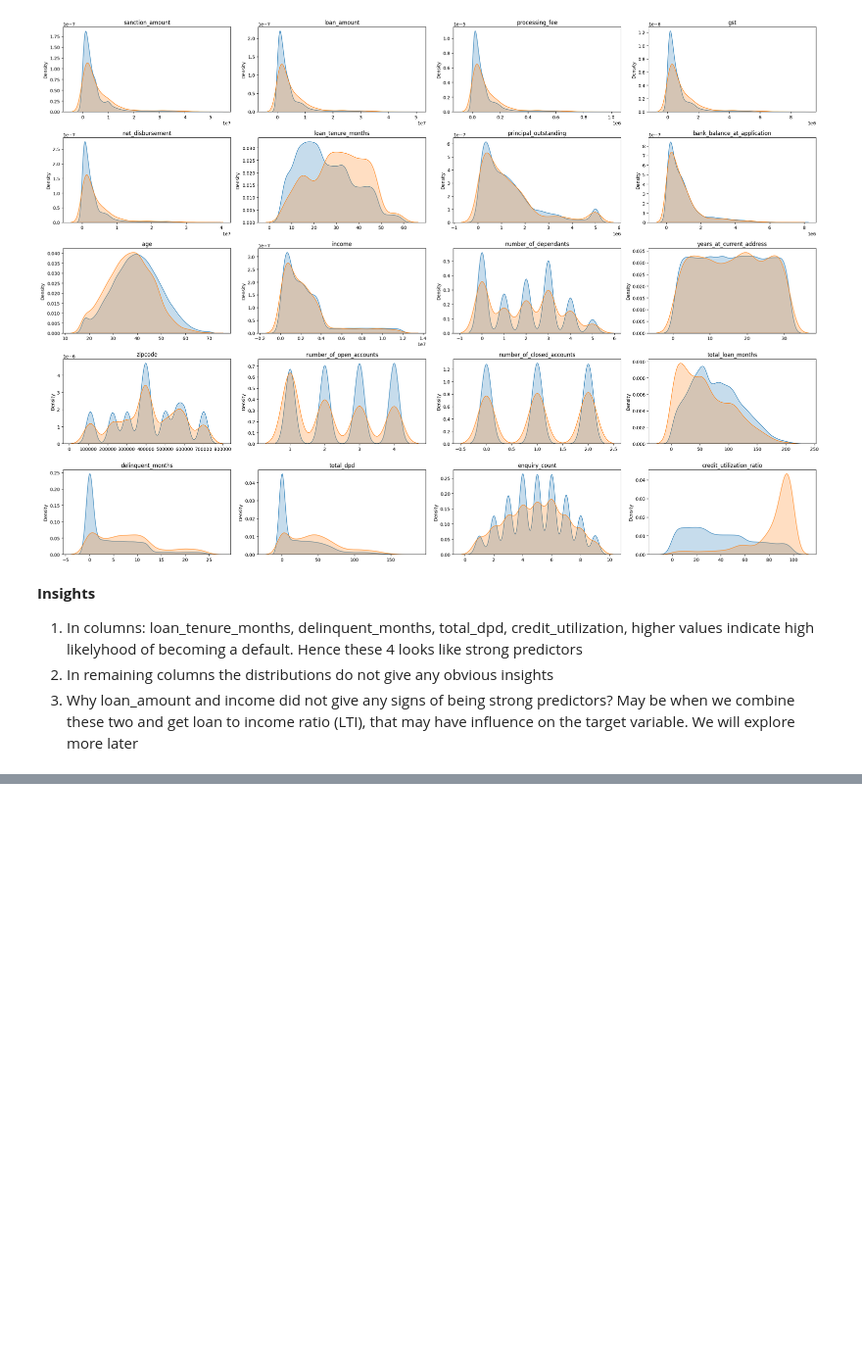
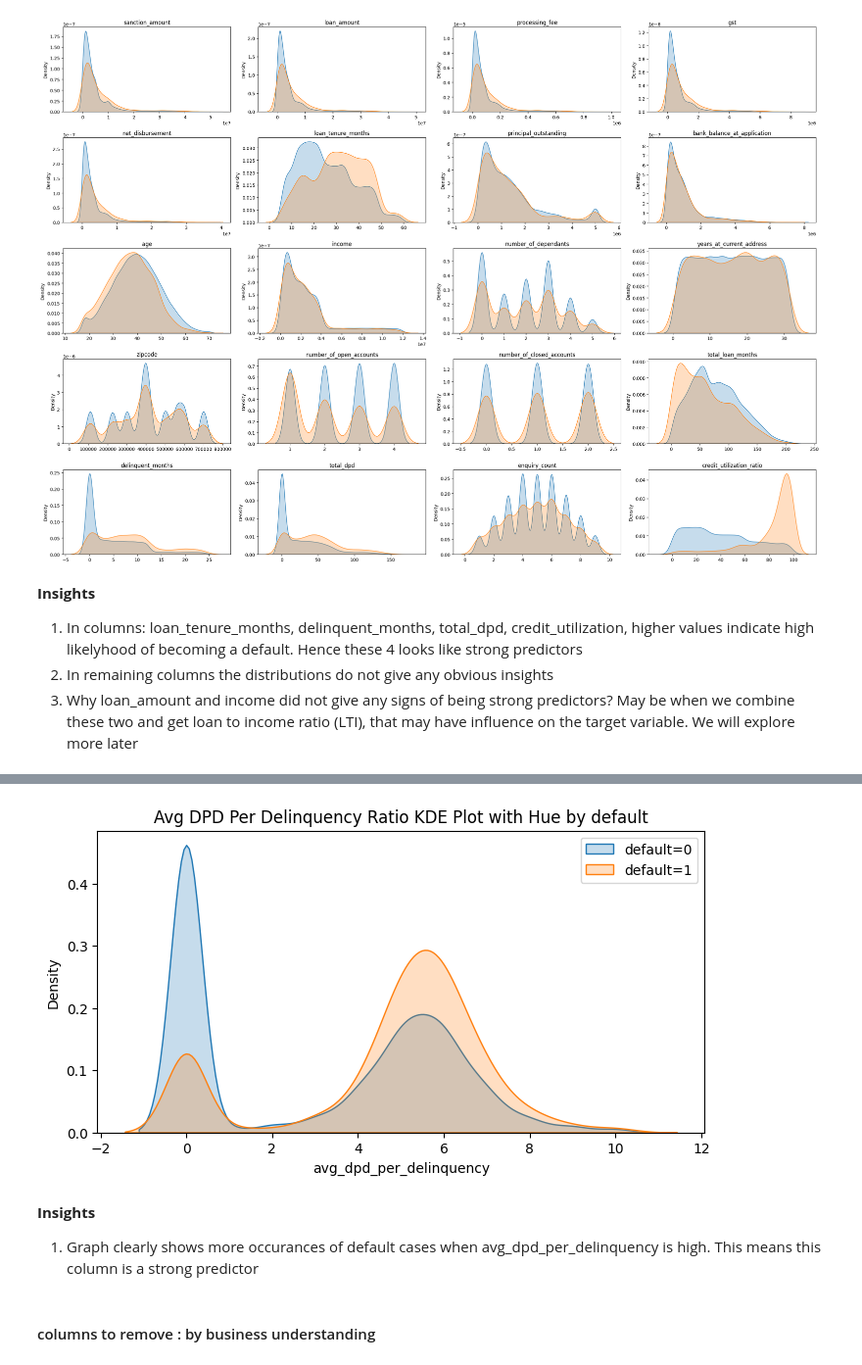
Before and after one commit to nabanita22/creditrisk_repo, a Jupyter notebook: notebooks/01_eda_FE_FS.ipynb, the cells around one changed output, grey strips where cells are left out. Shown at 98% size. Drawn from its saved outputs; the diff is of its cells as text; code cells hidden in the pictures; blank space fills up the shorter version.

```diff
--- a/notebooks/01_eda.ipynb
+++ b/notebooks/01_eda_FE_FS.ipynb
@@ -377,0 +454,21 @@ plt.show()
+# %%
+df_train['avg_dpd_per_delinquency'] = np.where(
+    df_train['delinquent_months'] != 0,
+    (df_train['total_dpd'] / df_train['delinquent_months']).round(1),
+    0
+)
+# %%
+plt.figure(figsize=(8, 4))
+sns.kdeplot(df_train['avg_dpd_per_delinquency'][df_train['default'] == 0], fill=True, label='default=0')
+sns.kdeplot(df_train['avg_dpd_per_delinquency'][df_train['default'] == 1], fill=True, label='default=1')
+plt.title(f"Avg DPD Per Delinquency Ratio KDE Plot with Hue by default")
+plt.legend()
+plt.show()
+# %% [output]
+[figure, added]
+# %% [markdown]
+**Insights**
+
+1. Graph clearly shows more occurances of default cases when avg_dpd_per_delinquency is high. This means this column is a strong predictor
+# %% [markdown]
+#### columns to remove : by business understanding
```
Also changed, not shown: parts of 35 cells of this notebook, 3 other files.
